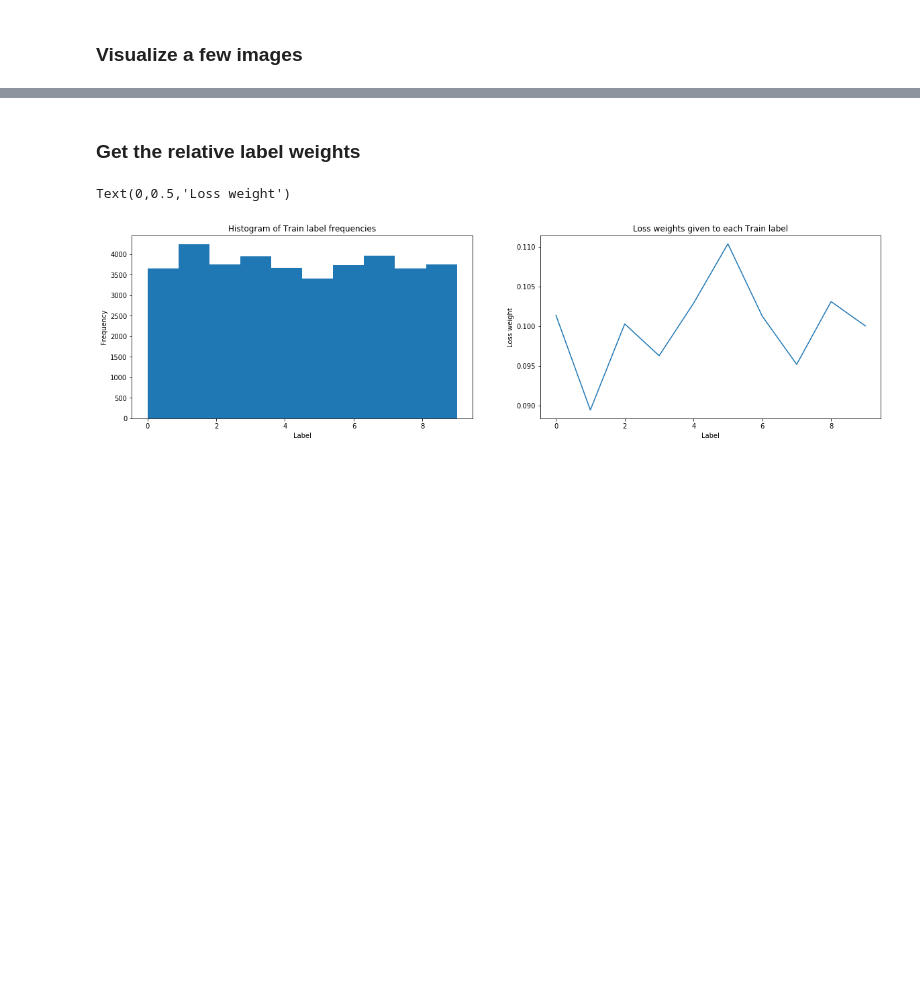
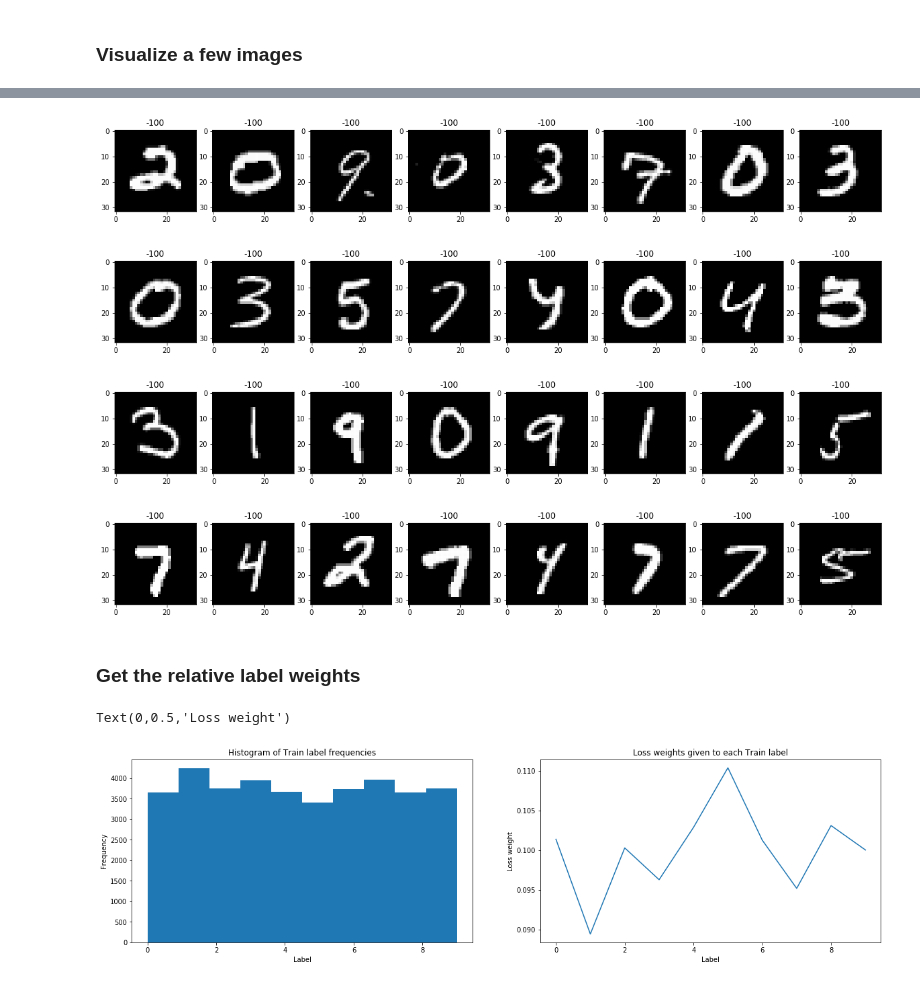
Before and after one commit to anujkhare/mnist_kd, a Jupyter notebook: mnist-simple.ipynb, the cells around one changed output, grey strips where cells are left out. Cells and saved outputs as stored; diff of their text form; code cells hidden in the pictures; blank space fills up the shorter version.

```diff
--- a/mnist-simple.ipynb
+++ b/mnist-simple.ipynb
@@ -159,3 +165,6 @@ assert (ix+1) * batch_size == len(dataset_train)
+# %%
+dataset_test = get_dataset(df_test)
+dataloader_test = torch.utils.data.DataLoader(dataset_test, batch_size=batch_size, shuffle=False)
 # %% [markdown]
 ### Visualize a few images
 # %%
@@ -181,3 +200,13 @@ for ix, next_batch in enumerate(dataloader_train):
+# %%
+for ix, next_batch in enumerate(dataloader_test):
+    if ix >= 4:
+        break
+    visualize_batch(next_batch)
+# %% [output]
+[figure, added]
+[figure, added]
+[figure, added]
+[figure, added]
 # %% [markdown]
 ### Get the relative label weights
 # %%
```
Also changed, not shown: parts of 32 cells of this notebook, 1 other file.
